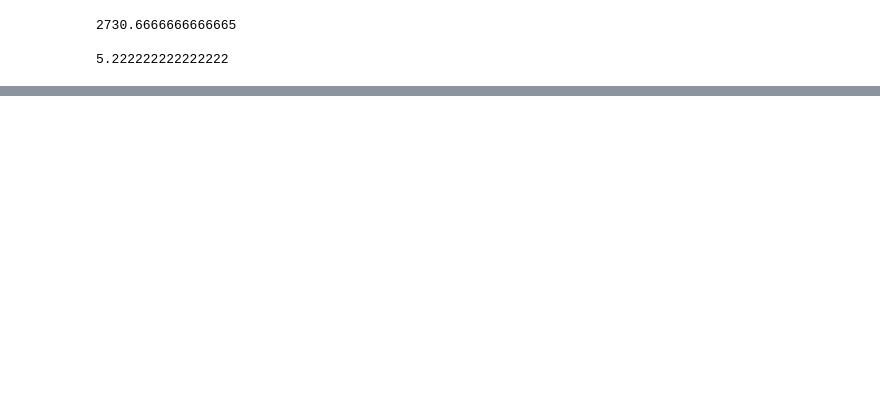
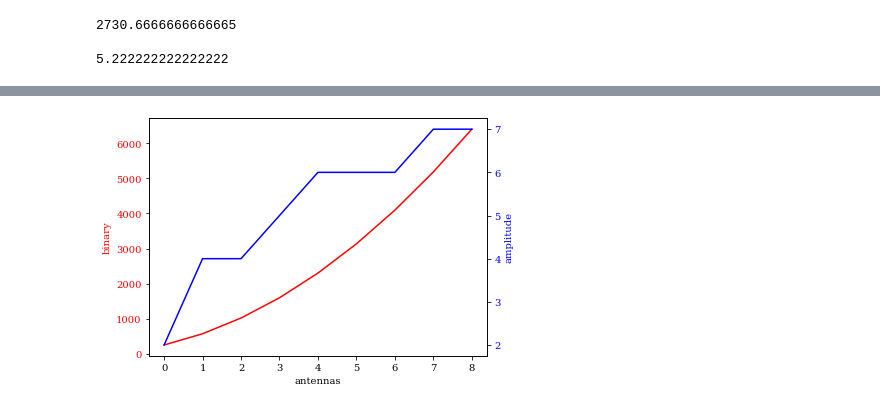
Before and after one commit to QuantumRadioAstronomy/visibility_repr, a Jupyter notebook: IFT/IFT_experiments.ipynb, the cells around one changed output, grey strips where cells are left out. Saved outputs shown, nothing was run; the diff lists cells and outputs as text; code cells hidden in the pictures; blank space fills up the shorter version.

```diff
--- a/IFT/IFT_experiments.ipynb
+++ b/IFT/IFT_experiments.ipynb
@@ -310,0 +286,20 @@ plt.show()
+# %%
+fig, ax1 = plt.subplots()
+
+ax1.set_xlabel('antennas')
+ax1.set_ylabel('binary', color='red')
+ax1.plot(binary_qubits, label='binary', color='red')
+ax1.tick_params(axis='y', labelcolor='red')
+
+ax2 = ax1.twinx()
+
+ax2.set_ylabel('amplitude', color='blue')
+ax2.plot(amplitude_qubits, label='amplitude', color='blue')
+ax2.tick_params(axis='y', labelcolor='blue')
+
+fig.tight_layout()
+plt.savefig('plot3.pdf')
+
+plt.show()
+# %% [output]
+[figure, added]
```
Also changed, not shown: parts of 8 cells of this notebook, 6 other files.
